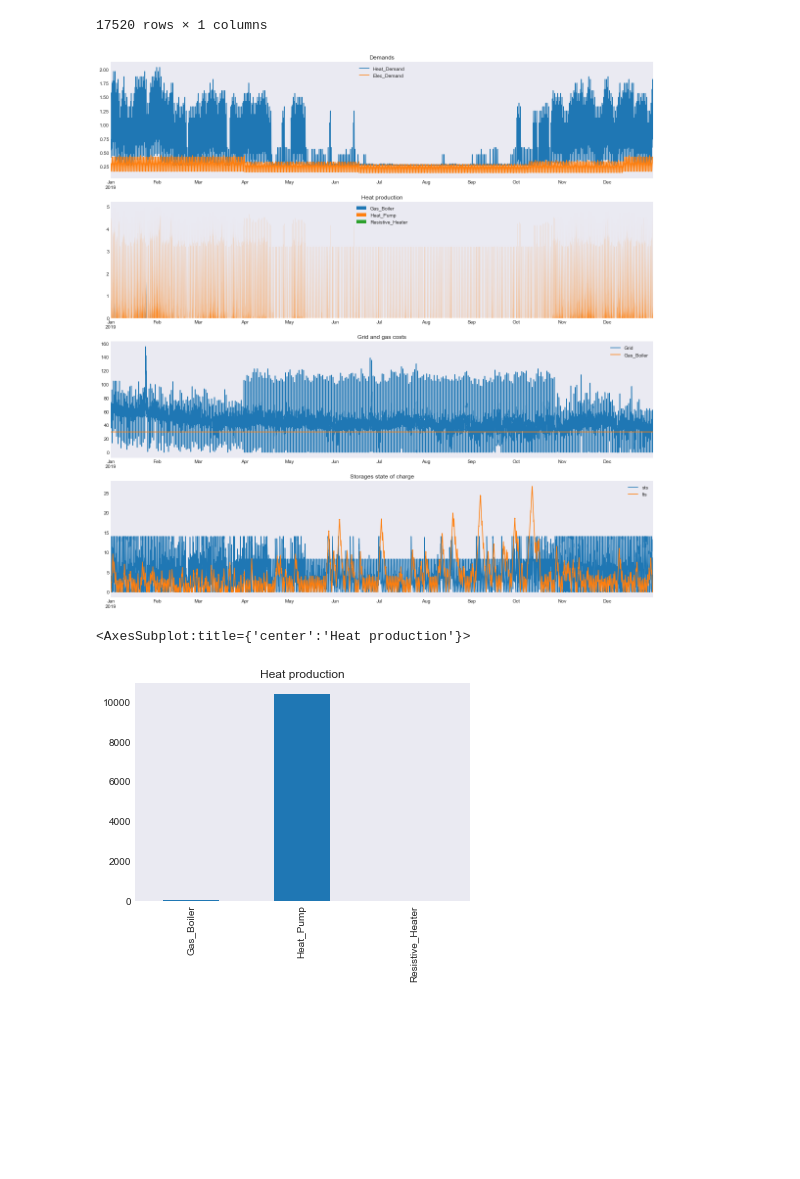
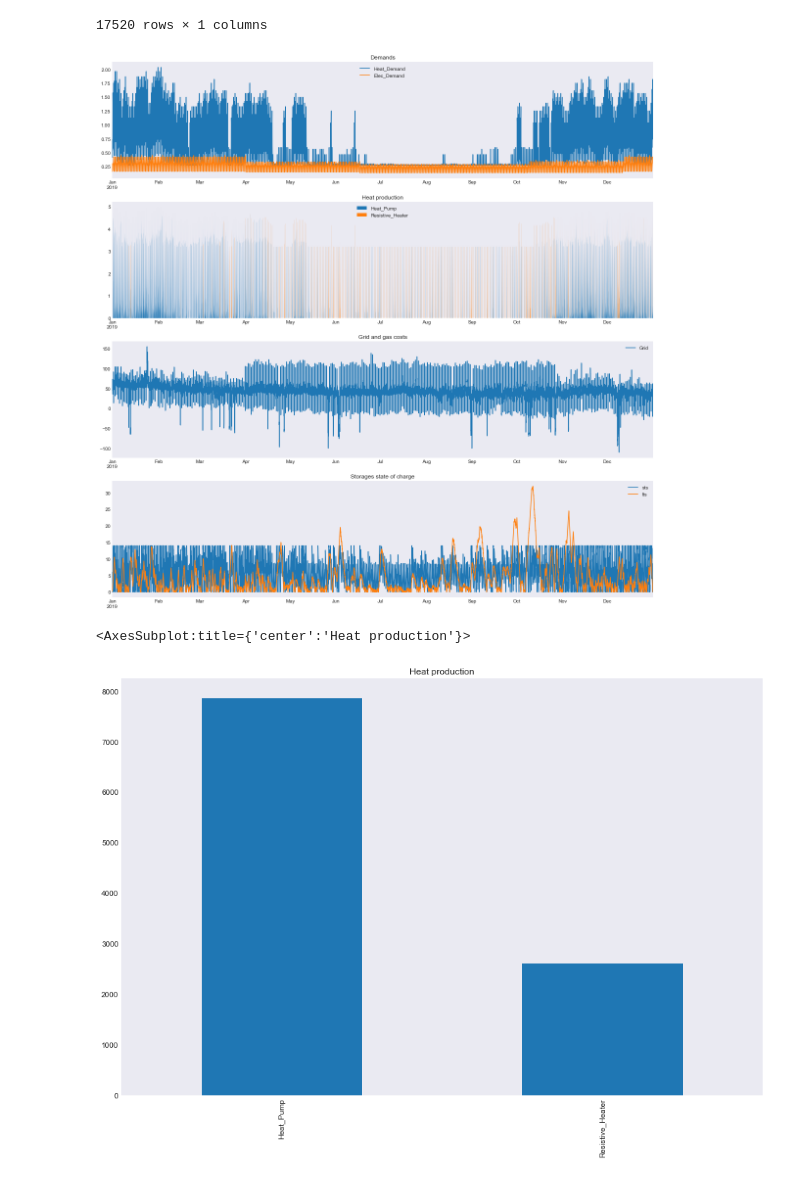
Before and after one commit to andrewlyden/PyPSA-GB, a Jupyter notebook: notebooks/Scottish Borders - Case Study.ipynb, the cells around one changed output. Drawn from its saved outputs; the diff is of its cells as text; code cells hidden in the pictures; blank space fills up the shorter version.

Commit message:
include capital costs

```diff
--- a/notebooks/Scottish Borders - Case Study.ipynb
+++ b/notebooks/Scottish Borders - Case Study.ipynb
@@ -19,6 +19,8 @@ timestamp_to = '2019-12-31 23:30:00'
 ScotBord = EnergyCentre(timestep=timestep, timestamp_from=timestamp_from, timestamp_to=timestamp_to)
 # %%
 ScotBord.get_data_scottish_borders()
+# %%
+ScotBord.apply_constraint_discount()
 # %%
 # add heat and elec buses
 ScotBord.add_bus('heat')
@@ -67,9 +69,6 @@ ScotBord.network.generators_t.marginal_cost
 | 2019-12-31 23:00:00 | 37.80 |
 | 2019-12-31 23:30:00 | 40.95 |
 17520 rows × 1 columns
-# %%
-# add gas boiler
-ScotBord.add_gas_boiler()
 # %%
 # add heat pump as link
 ScotBord.add_heat_pump()
@@ -202,7 +201,7 @@ ScotBord.network.generators_t.marginal_cost
 # %%
 ScotBord.network.generators_t.p['Heat_Pump'] = ScotBord.network.links_t.p1.Heat_Pump * -1
 ScotBord.network.generators_t.p['Resistive_Heater'] = ScotBord.network.links_t.p1.Resistive_Heater * -1
-ScotBord.network.generators_t.marginal_cost['Gas_Boiler'] = ScotBord.network.generators.marginal_cost.Gas_Boiler
+# ScotBord.network.generators_t.marginal_cost['Gas_Boiler'] = ScotBord.network.generators.marginal_cost.Gas_Boiler
 
 fig, axs = plt.subplots(4, 1, figsize=(16, 16))
 
@@ -216,9 +215,9 @@ for ax in axs:
 plt.tight_layout()
 plt.show()
 # %% [output]
-[figure, old version]
+[figure, new version]
 # %%
-ScotBord.network.generators_t.p.rename_axis('').drop(columns=['Grid']).sum().plot.bar(title='Heat production')
+ScotBord.network.generators_t.p.rename_axis('').drop(columns=['Grid']).sum().plot.bar(figsize=(15,10), title='Heat production')
 # %% [output]
 <AxesSubplot:title={'center':'Heat production'}>
-[figure, old version]
+[figure, new version]
```
Also changed, not shown: parts of 11 cells of this notebook, 7 other files.
